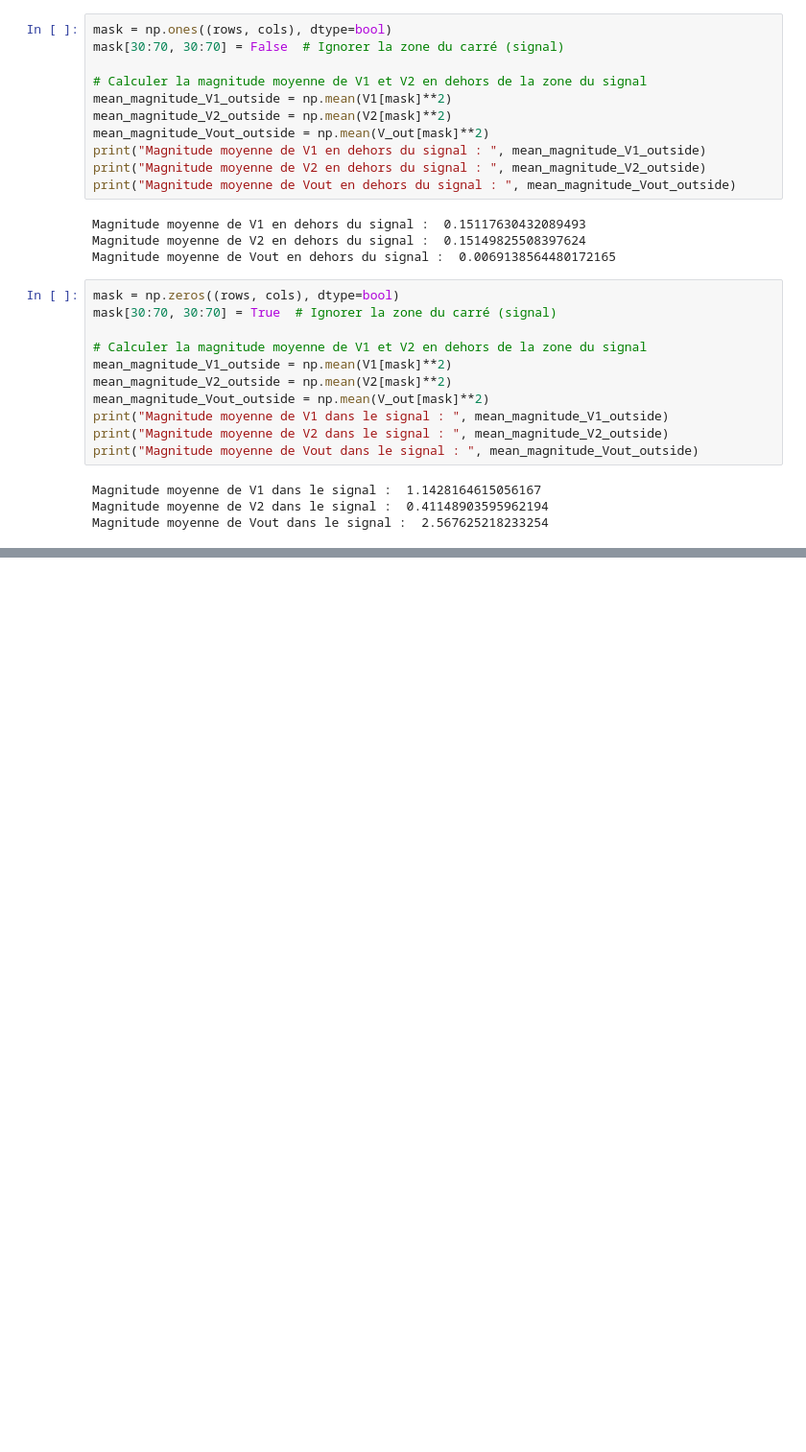
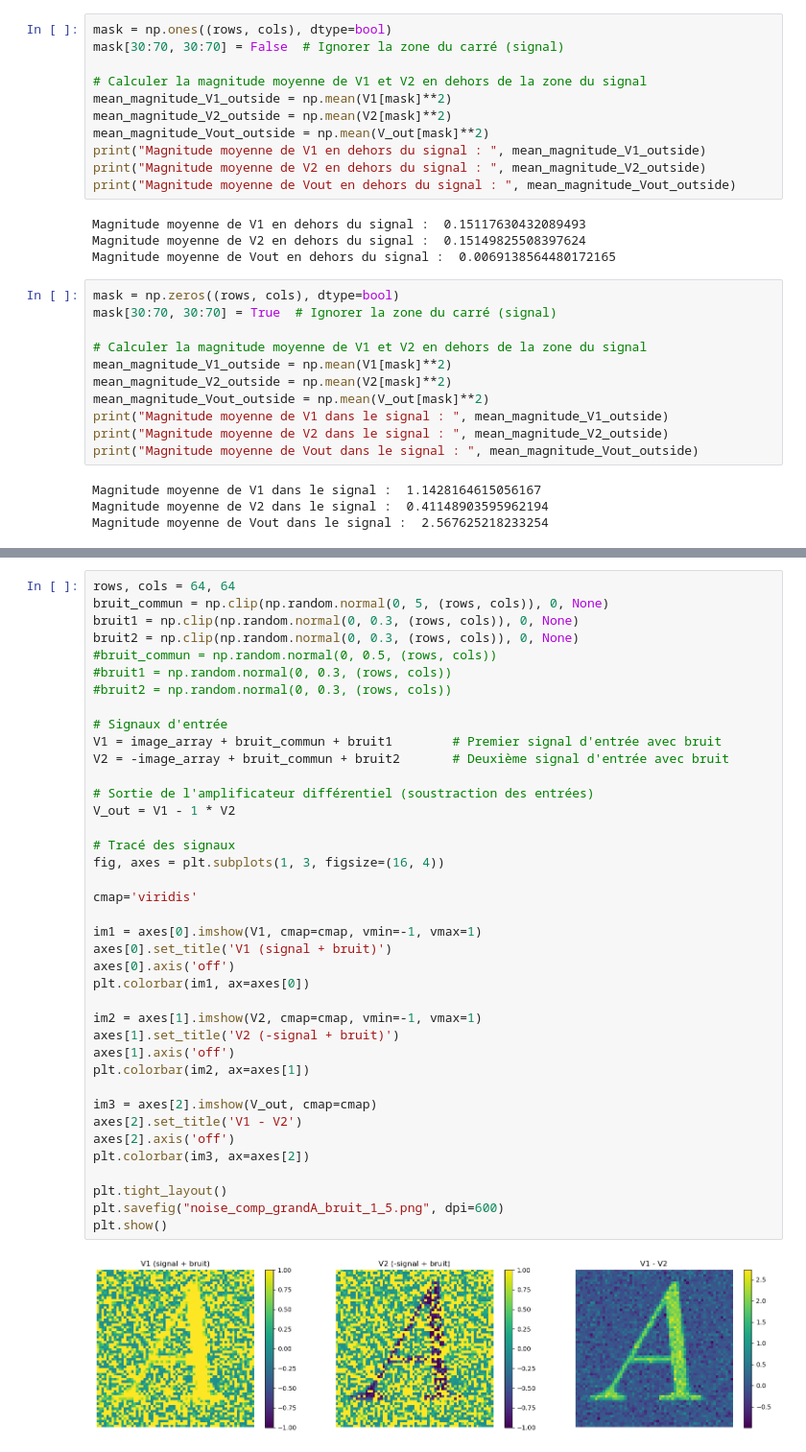
Before and after one commit to alxndrTL/hash-hop-hub, a Jupyter notebook: viz.ipynb, the cells around one changed output, grey strips where cells are left out. Shown: that part at 96% size. Cells and saved outputs as stored; diff of their text form; blank space fills up the shorter version.

```diff
--- a/viz.ipynb
+++ b/viz.ipynb
@@ -148,0 +168,41 @@ Magnitude moyenne de Vout dans le signal :  2.567625218233254
+# %%
+rows, cols = 64, 64
+bruit_commun = np.clip(np.random.normal(0, 5, (rows, cols)), 0, None)
+bruit1 = np.clip(np.random.normal(0, 0.3, (rows, cols)), 0, None)
+bruit2 = np.clip(np.random.normal(0, 0.3, (rows, cols)), 0, None)
+#bruit_commun = np.random.normal(0, 0.5, (rows, cols))
+#bruit1 = np.random.normal(0, 0.3, (rows, cols))
+#bruit2 = np.random.normal(0, 0.3, (rows, cols))
+
+# Signaux d'entrée
+V1 = image_array + bruit_commun + bruit1        # Premier signal d'entrée avec bruit
+V2 = -image_array + bruit_commun + bruit2       # Deuxième signal d'entrée avec bruit
+
+# Sortie de l'amplificateur différentiel (soustraction des entrées)
+V_out = V1 - 1 * V2
+
+# Tracé des signaux
+fig, axes = plt.subplots(1, 3, figsize=(16, 4))
+
+cmap='viridis'
+
+im1 = axes[0].imshow(V1, cmap=cmap, vmin=-1, vmax=1)
+axes[0].set_title('V1 (signal + bruit)')
+axes[0].axis('off')
+plt.colorbar(im1, ax=axes[0])
+
+im2 = axes[1].imshow(V2, cmap=cmap, vmin=-1, vmax=1)
+axes[1].set_title('V2 (-signal + bruit)')
+axes[1].axis('off')
+plt.colorbar(im2, ax=axes[1])
+
+im3 = axes[2].imshow(V_out, cmap=cmap)
+axes[2].set_title('V1 - V2')
+axes[2].axis('off')
+plt.colorbar(im3, ax=axes[2])
+
+plt.tight_layout()
+plt.savefig("noise_comp_grandA_bruit_1_5.png", dpi=600)
+plt.show()
+# %% [output]
+[figure, added]
```
Also changed, not shown: parts of 3 cells of this notebook, 3 other files.
